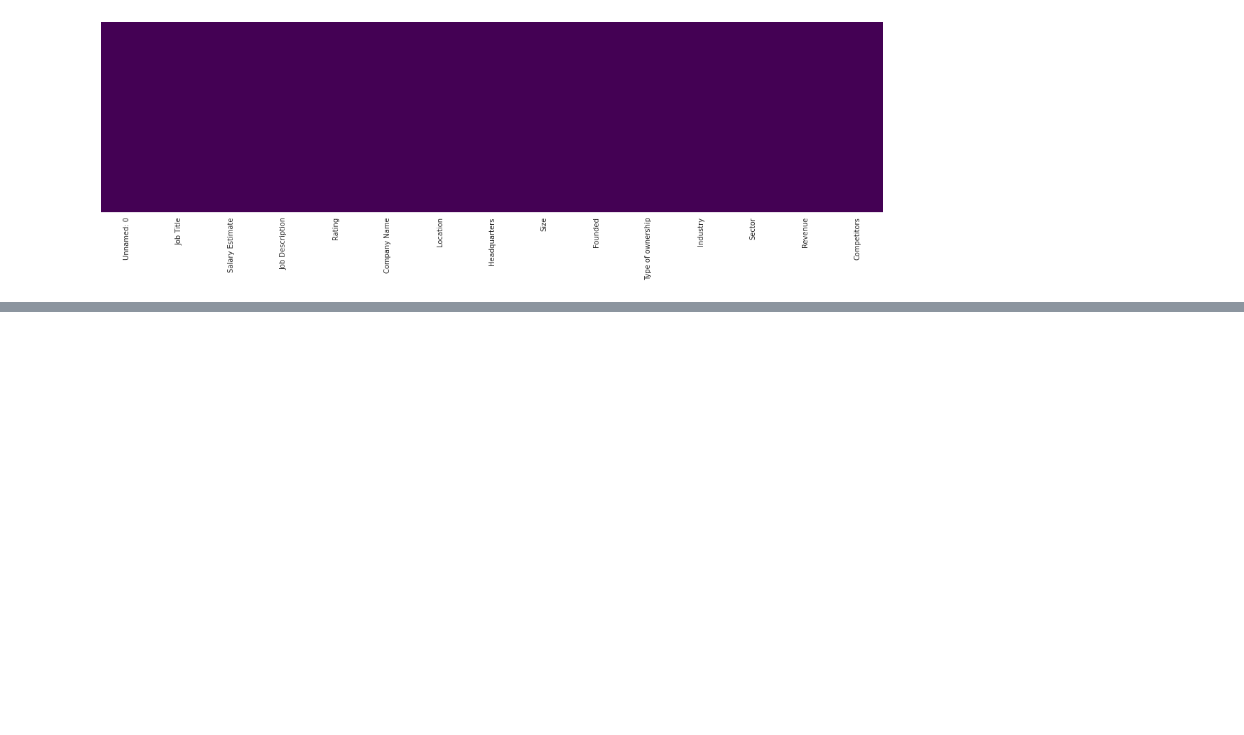
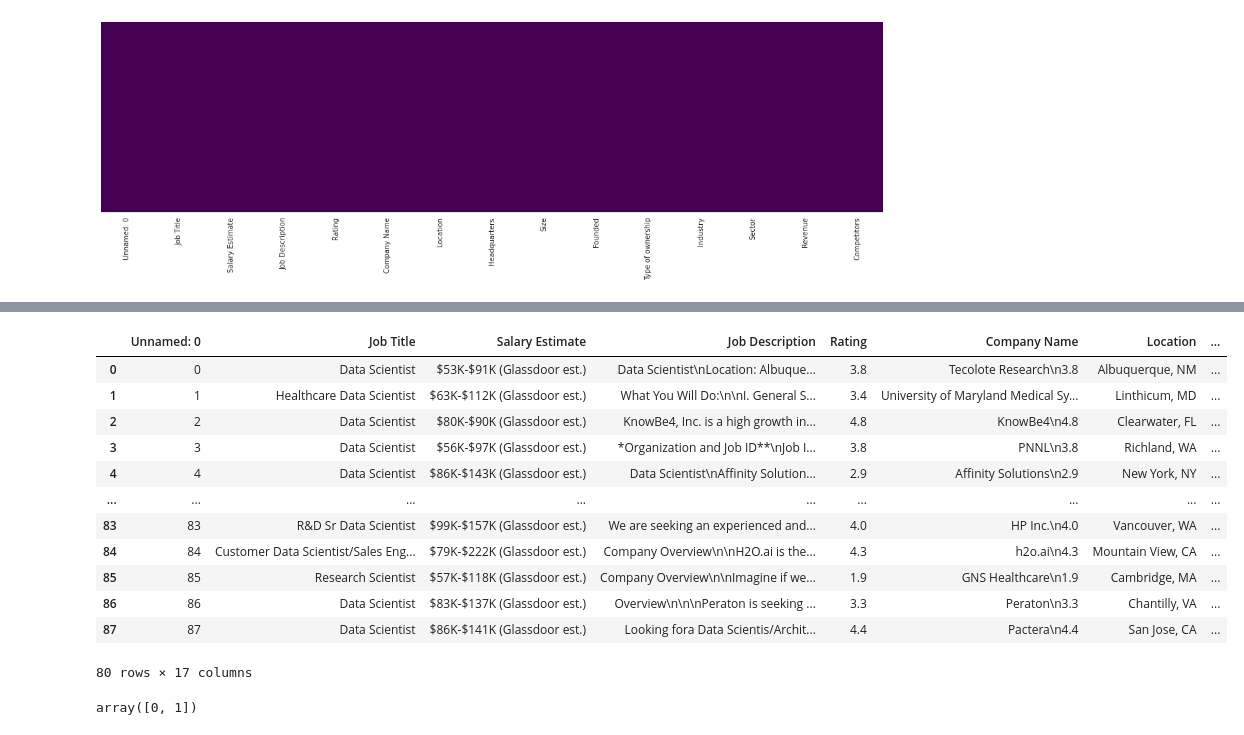
Before and after one commit to masete/ML-Predict-DS-Salaries, a Jupyter notebook: data_cleaning.ipynb, the cells around one changed output, grey strips where cells are left out. Cells and saved outputs as stored; diff of their text form; code cells hidden in the pictures; blank space fills up the shorter version.

```diff
--- a/data_cleaning.ipynb
+++ b/data_cleaning.ipynb
@@ -55,0 +47,23 @@ df
+# %%
+# creating a new employer provided column from salary estimated
+df['employer_provided'] = df['Salary Estimate'].apply(lambda x: 1 if 'employer provided salary:' in x.lower() else 0 )
+# %%
+df.head(80)
+# %% [output]
+|  | Unnamed: 0 | Job Title | Salary Estimate | Job Description | Rating | Company Name | Location | ... |
+| 0 | 0 | Data Scientist | $53K-$91K (Glassdoor est.) | Data Scientist\nLocation: Albuque... | 3.8 | Tecolote Research\n3.8 | Albuquerque, NM | ... |
+| 1 | 1 | Healthcare Data Scientist | $63K-$112K (Glassdoor est.) | What You Will Do:\n\nI. General S... | 3.4 | University of Maryland Medical Sy... | Linthicum, MD | ... |
+| 2 | 2 | Data Scientist | $80K-$90K (Glassdoor est.) | KnowBe4, Inc. is a high growth in... | 4.8 | KnowBe4\n4.8 | Clearwater, FL | ... |
+| 3 | 3 | Data Scientist | $56K-$97K (Glassdoor est.) | *Organization and Job ID**\nJob I... | 3.8 | PNNL\n3.8 | Richland, WA | ... |
+| 4 | 4 | Data Scientist | $86K-$143K (Glassdoor est.) | Data Scientist\nAffinity Solution... | 2.9 | Affinity Solutions\n2.9 | New York, NY | ... |
+| ... | ... | ... | ... | ... | ... | ... | ... | ... |
+| 83 | 83 | R&D Sr Data Scientist | $99K-$157K (Glassdoor est.) | We are seeking an experienced and... | 4.0 | HP Inc.\n4.0 | Vancouver, WA | ... |
+| 84 | 84 | Customer Data Scientist/Sales Eng... | $79K-$222K (Glassdoor est.) | Company Overview\n\nH2O.ai is the... | 4.3 | h2o.ai\n4.3 | Mountain View, CA | ... |
+| 85 | 85 | Research Scientist | $57K-$118K (Glassdoor est.) | Company Overview\n\nImagine if we... | 1.9 | GNS Healthcare\n1.9 | Cambridge, MA | ... |
+| 86 | 86 | Data Scientist | $83K-$137K (Glassdoor est.) | Overview\n\n\nPeraton is seeking ... | 3.3 | Peraton\n3.3 | Chantilly, VA | ... |
+| 87 | 87 | Data Scientist | $86K-$141K (Glassdoor est.) | Looking fora Data Scientis/Archit... | 4.4 | Pactera\n4.4 | San Jose, CA | ... |
+80 rows × 17 columns
+# %%
+df['employer_provided'].unique()
+# %% [output]
+array([0, 1])
```
Also changed, not shown: parts of 6 cells of this notebook.
